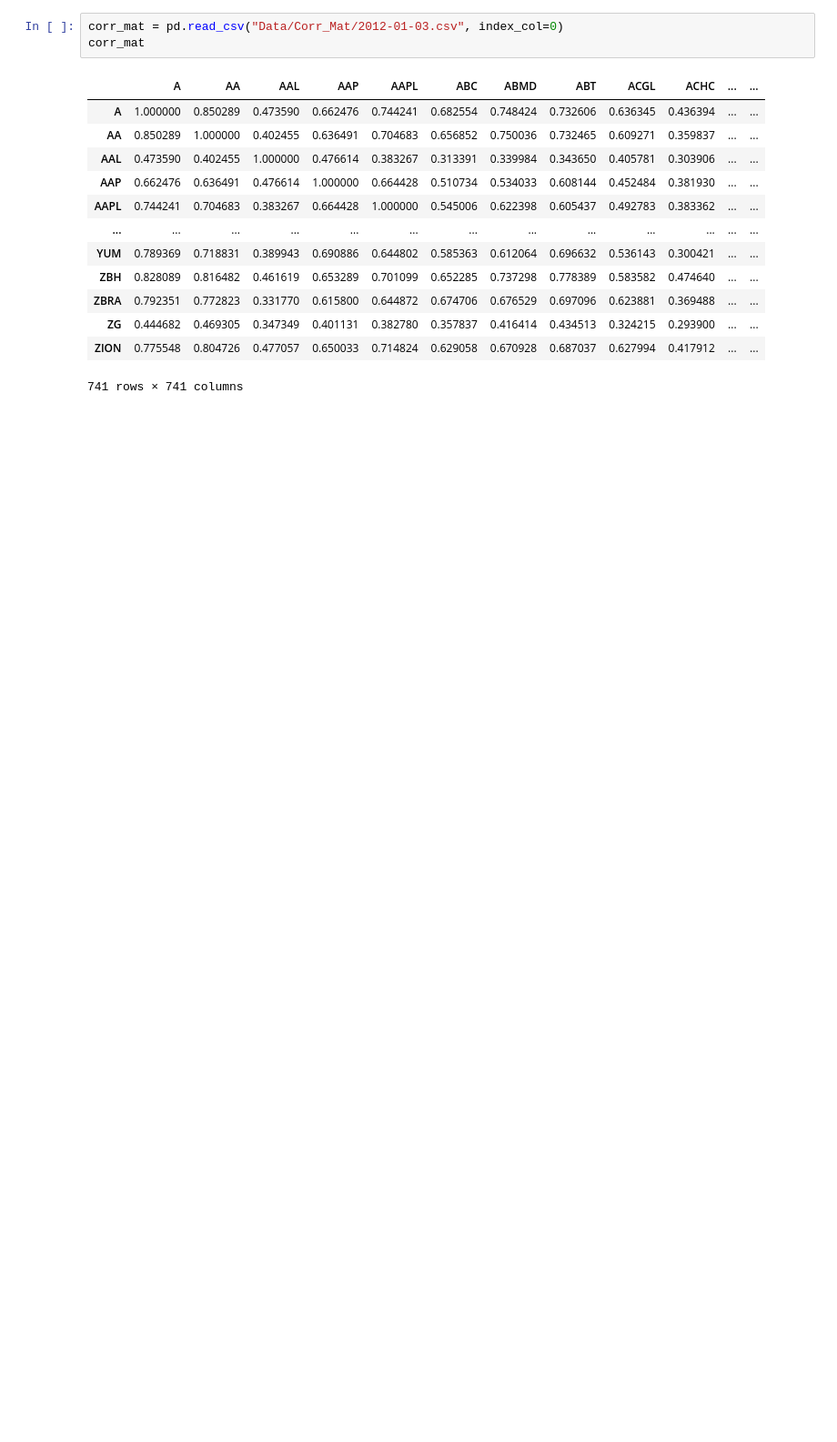
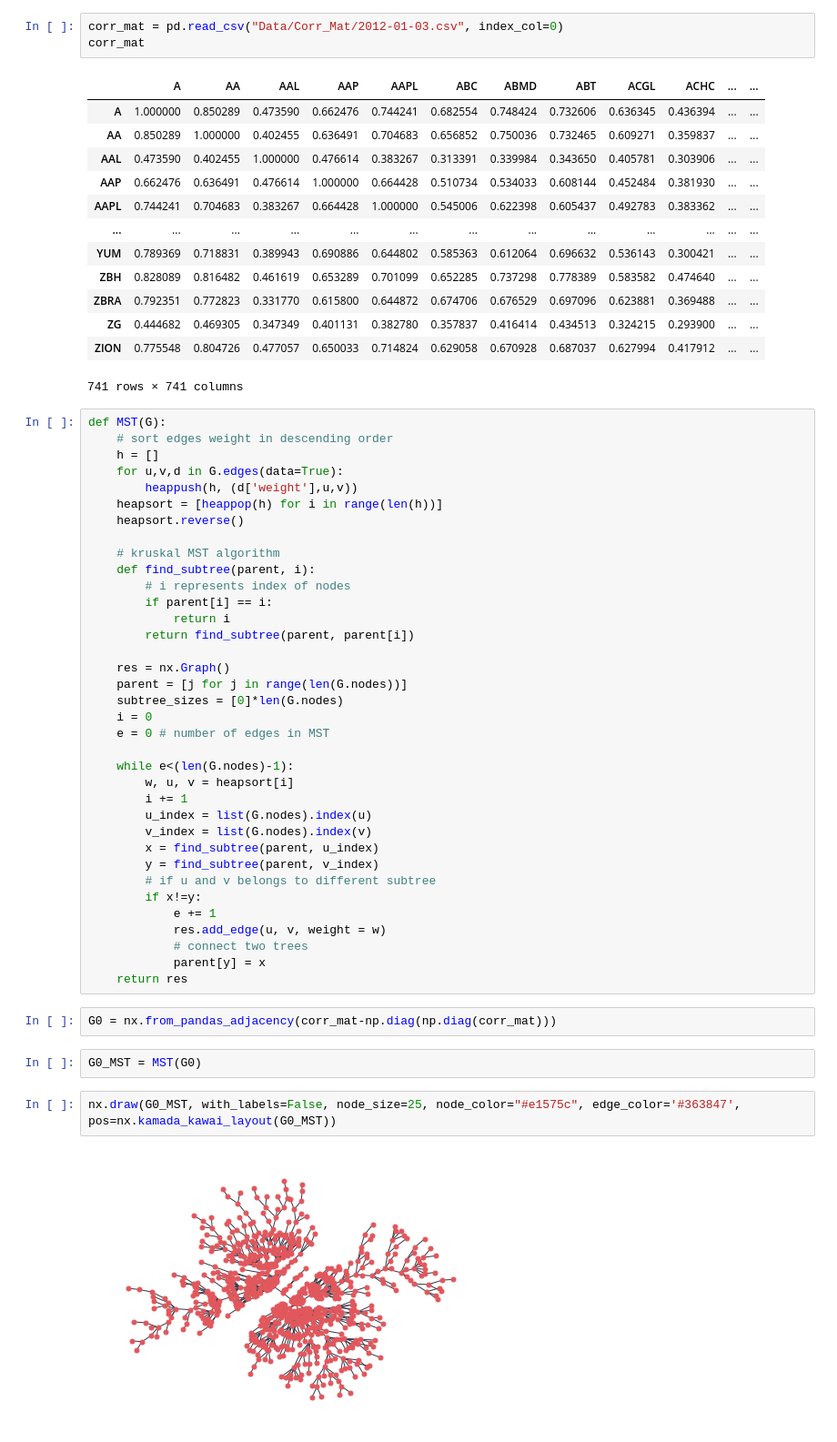
Before and after one commit to Petesyf/NYU_MathFin_Project, a Jupyter notebook: Test.ipynb, the cells around one changed output. Shown at 91% size. Saved outputs shown, nothing was run; the diff lists cells and outputs as text; blank space fills up the shorter version.

Commit message:
test graph

```diff
--- a/Test.ipynb
+++ b/Test.ipynb
@@ -19,3 +33,47 @@ corr_mat
 | ZG | 0.444682 | 0.469305 | 0.347349 | 0.401131 | 0.382780 | 0.357837 | 0.416414 | 0.434513 | 0.324215 | 0.293900 | ... | ... |
 | ZION | 0.775548 | 0.804726 | 0.477057 | 0.650033 | 0.714824 | 0.629058 | 0.670928 | 0.687037 | 0.627994 | 0.417912 | ... | ... |
 741 rows × 741 columns
+# %%
+def MST(G):
+    # sort edges weight in descending order
+    h = []
+    for u,v,d in G.edges(data=True):
+        heappush(h, (d['weight'],u,v))
+    heapsort = [heappop(h) for i in range(len(h))]
+    heapsort.reverse()
+
+    # kruskal MST algorithm
+    def find_subtree(parent, i):
+        # i represents index of nodes
+        if parent[i] == i:
+            return i
+        return find_subtree(parent, parent[i])
+
+    res = nx.Graph()
+    parent = [j for j in range(len(G.nodes))]
+    subtree_sizes = [0]*len(G.nodes)
+    i = 0
+    e = 0 # number of edges in MST
+
+    while e<(len(G.nodes)-1):
+        w, u, v = heapsort[i]
+        i += 1
+        u_index = list(G.nodes).index(u)
+        v_index = list(G.nodes).index(v)
+        x = find_subtree(parent, u_index)
+        y = find_subtree(parent, v_index)
+        # if u and v belongs to different subtree
+        if x!=y:
+            e += 1
+            res.add_edge(u, v, weight = w)
+            # connect two trees
+            parent[y] = x
+    return res
+# %%
+G0 = nx.from_pandas_adjacency(corr_mat-np.diag(np.diag(corr_mat)))
+# %%
+G0_MST = MST(G0)
+# %%
+nx.draw(G0_MST, with_labels=False, node_size=25, node_color="#e1575c", edge_color='#363847',  pos=nx.kamada_kawai_layout(G0_MST))
+# %% [output]
+[figure, added]
```
Also changed, not shown: parts of 2 cells of this notebook.
